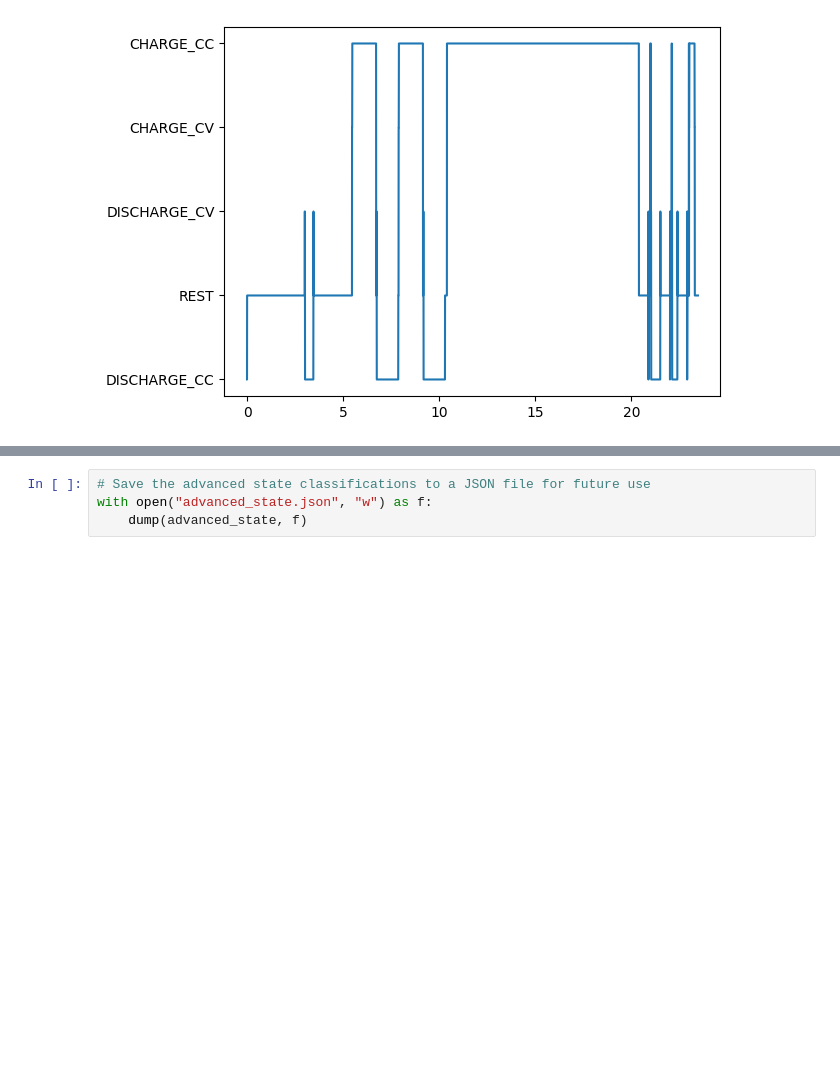
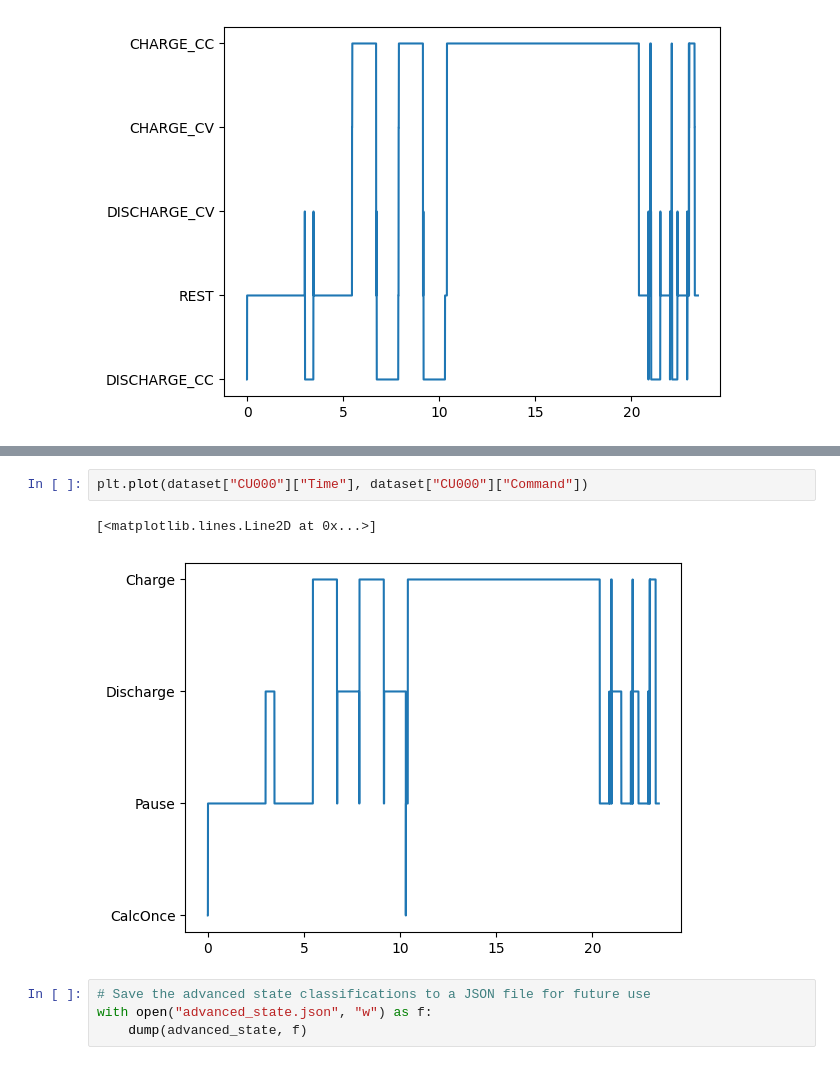
Before and after one commit to gsscala/star_dataset, a Jupyter notebook: generalized_cell_state_dataset5/advanced_cell_state/20250826-gss-add_fields.ipynb, the cells around one changed output, grey strips where cells are left out. Saved outputs shown, nothing was run; the diff lists cells and outputs as text; blank space fills up the shorter version.

```diff
--- a/generalized_cell_state_dataset5/advanced_cell_state/20250826-gss-add_fields.ipynb
+++ b/generalized_cell_state_dataset5/advanced_cell_state/20250826-gss-add_fields.ipynb
@@ -71,3 +76,8 @@ plt.plot(dataset["CU000"]["Time"], advanced_state["CU000"])
+# %%
+plt.plot(dataset["CU000"]["Time"], dataset["CU000"]["Command"])
+# %% [output]
+[<matplotlib.lines.Line2D at 0x...>]
+[figure, added]
 # %%
 # Save the advanced state classifications to a JSON file for future use
 with open("advanced_state.json", "w") as f:
```
Also changed, not shown: parts of 2 cells of this notebook, 1 other file.
